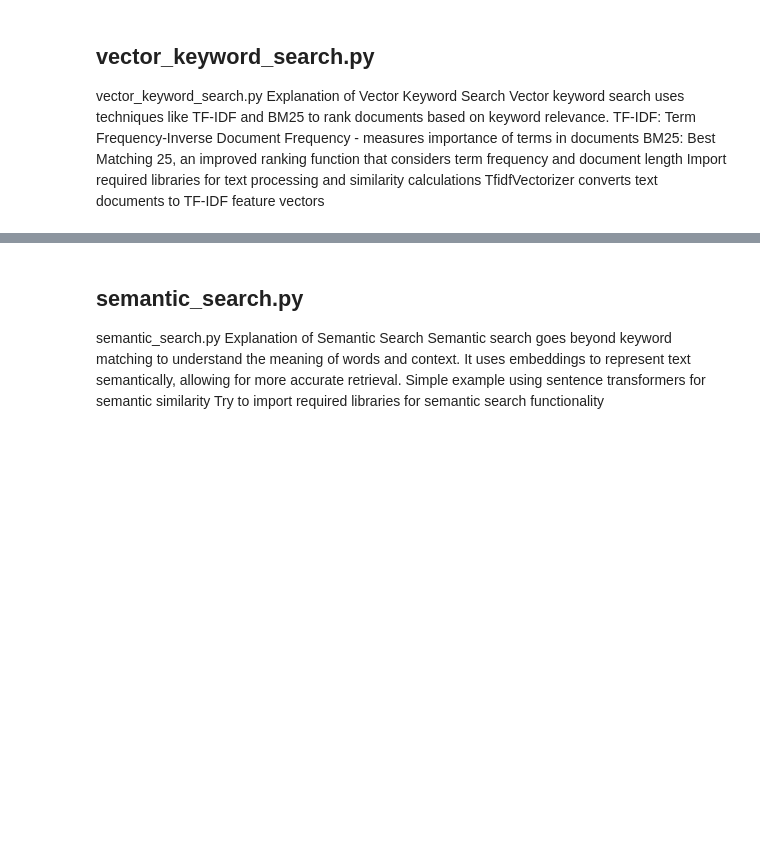
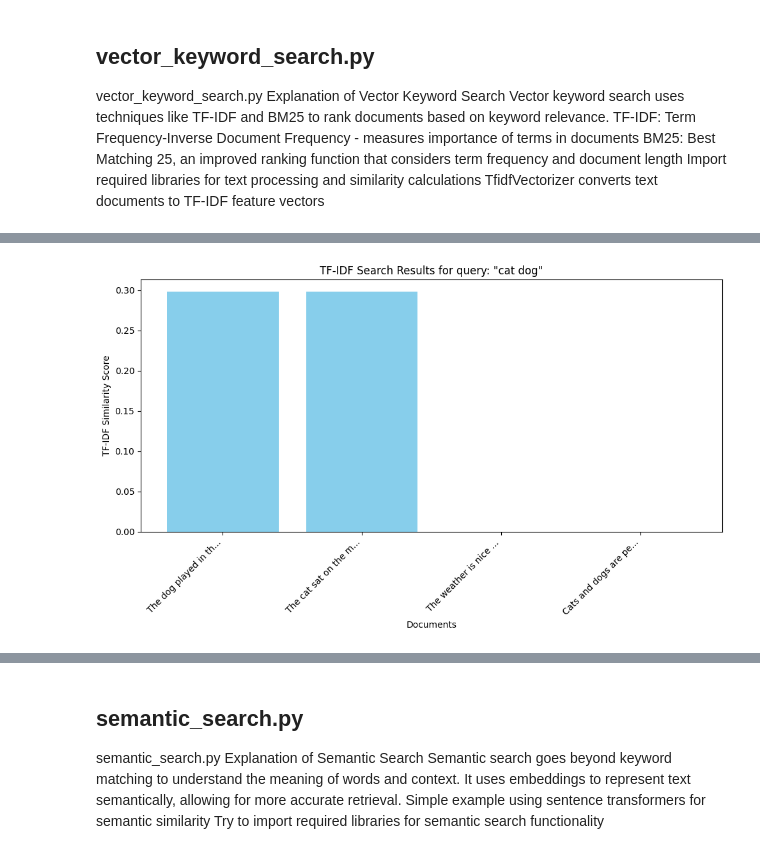
Before and after one commit to satyamsharma17/rag, a Jupyter notebook: module03_embeddings_search/module03_embeddings_search_notebook.ipynb, the cells around one changed output, grey strips where cells are left out. Drawn from its saved outputs; the diff is of its cells as text; code cells hidden in the pictures; blank space fills up the shorter version.

```diff
--- a/module03_embeddings_search/module03_embeddings_search_notebook.ipynb
+++ b/module03_embeddings_search/module03_embeddings_search_notebook.ipynb
@@ -211,3 +262,18 @@ for doc, score in tfidf_results[:3]:
+# %%
+import matplotlib.pyplot as plt
+
+# Visualize TF-IDF search results
+docs, scores = zip(*tfidf_results)
+plt.figure(figsize=(10, 6))
+plt.bar(range(len(docs)), scores, color='skyblue')
+plt.xticks(range(len(docs)), [doc[:20] + '...' for doc in docs], rotation=45, ha='right')
+plt.xlabel('Documents')
+plt.ylabel('TF-IDF Similarity Score')
+plt.title(f'TF-IDF Search Results for query: "{query}"')
+plt.tight_layout()
+plt.show()
+# %% [output]
+[figure, added]
 # %%
 # Perform BM25 search and display results
 print("\nBM25 Search Results:")
```
Also changed, not shown: parts of 10 cells of this notebook, 11 other files.
